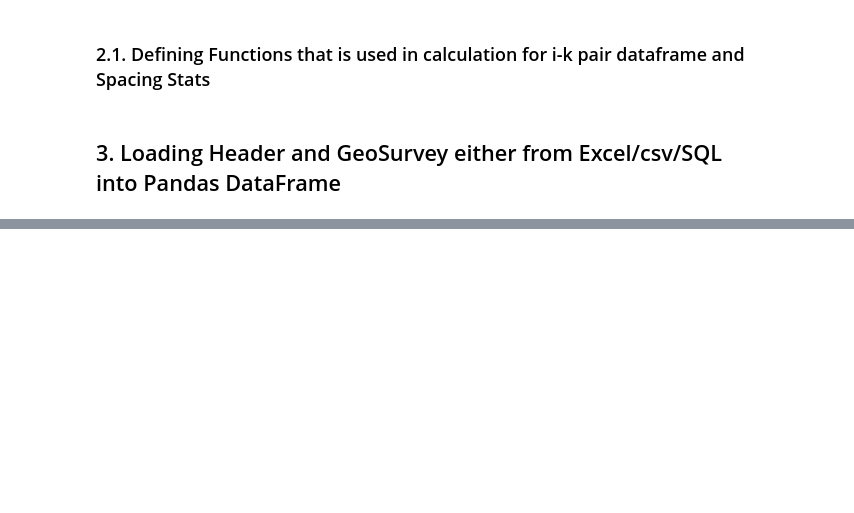
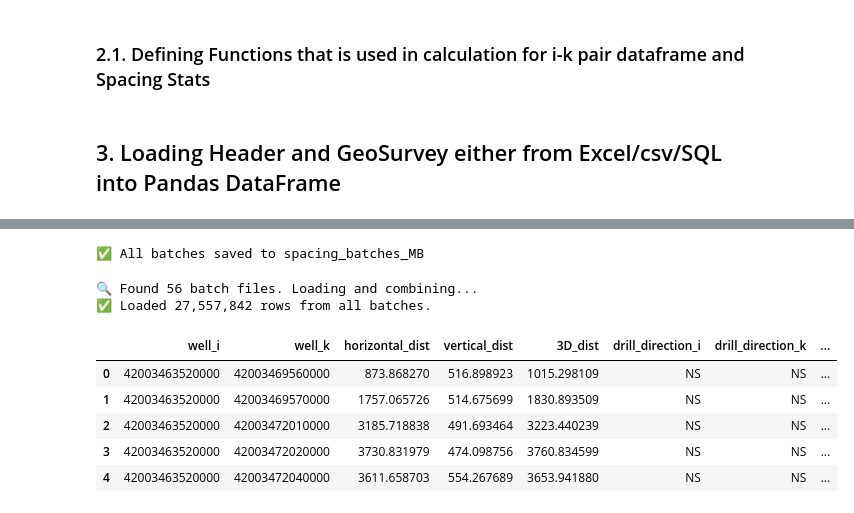
Before and after one commit to apoorvasaxena03/Parent_Child_Spacing, a Jupyter notebook: src/components/spacing_stat.ipynb, the cells around one changed output, grey strips where cells are left out. Saved outputs shown, nothing was run; the diff lists cells and outputs as text; code cells hidden in the pictures; blank space fills up the shorter version.

```diff
--- a/src/components/spacing_stat.ipynb
+++ b/src/components/spacing_stat.ipynb
@@ -373,0 +567,22 @@ df_ik_pairs[(df_ik_pairs['well_i'].isin(['42003478570000']))]
+# %%
+spacing_calculator.calculate_spacing_statistics(
+    batch_size=500_000,
+    max_distance_miles=10,  # Adjust as needed for your dataset
+    save_batches_dir = "spacing_batches_MB"  # Specify directory to save batches
+)
+# %% [output]
+✅ All batches saved to spacing_batches_MB
+# %%
+df_spacing = spacing_calculator.load_saved_batches(batch_folder="spacing_batches_MB")
+# %% [output]
+🔍 Found 56 batch files. Loading and combining...
+✅ Loaded 27,557,842 rows from all batches.
+# %%
+df_spacing.head()
+# %% [output]
+|  | well_i | well_k | horizontal_dist | vertical_dist | 3D_dist | drill_direction_i | drill_direction_k | ... |
+| 0 | 42003463520000 | 42003469560000 | 873.868270 | 516.898923 | 1015.298109 | NS | NS | ... |
+| 1 | 42003463520000 | 42003469570000 | 1757.065726 | 514.675699 | 1830.893509 | NS | NS | ... |
+| 2 | 42003463520000 | 42003472010000 | 3185.718838 | 491.693464 | 3223.440239 | NS | NS | ... |
+| 3 | 42003463520000 | 42003472020000 | 3730.831979 | 474.098756 | 3760.834599 | NS | NS | ... |
+| 4 | 42003463520000 | 42003472040000 | 3611.658703 | 554.267689 | 3653.941880 | NS | NS | ... |
```
Also changed, not shown: parts of 17 cells of this notebook, 56 other files.
